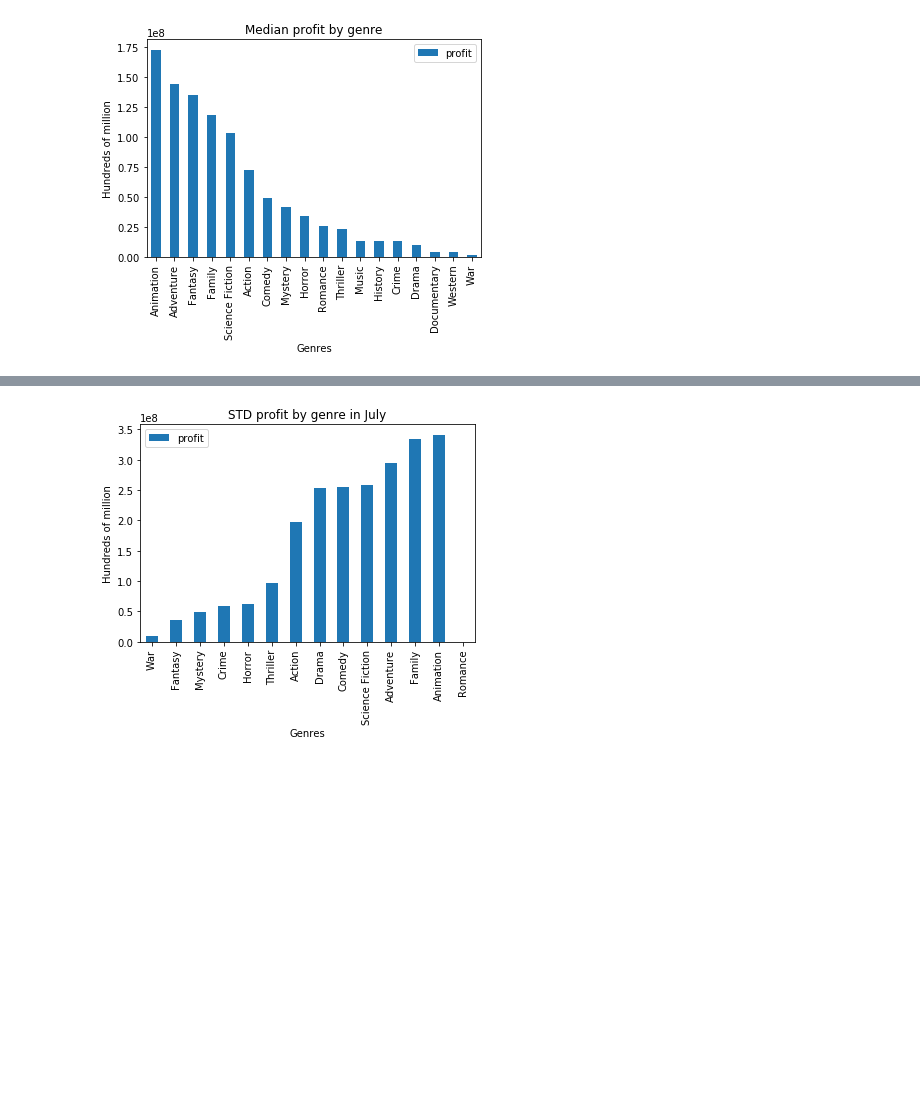
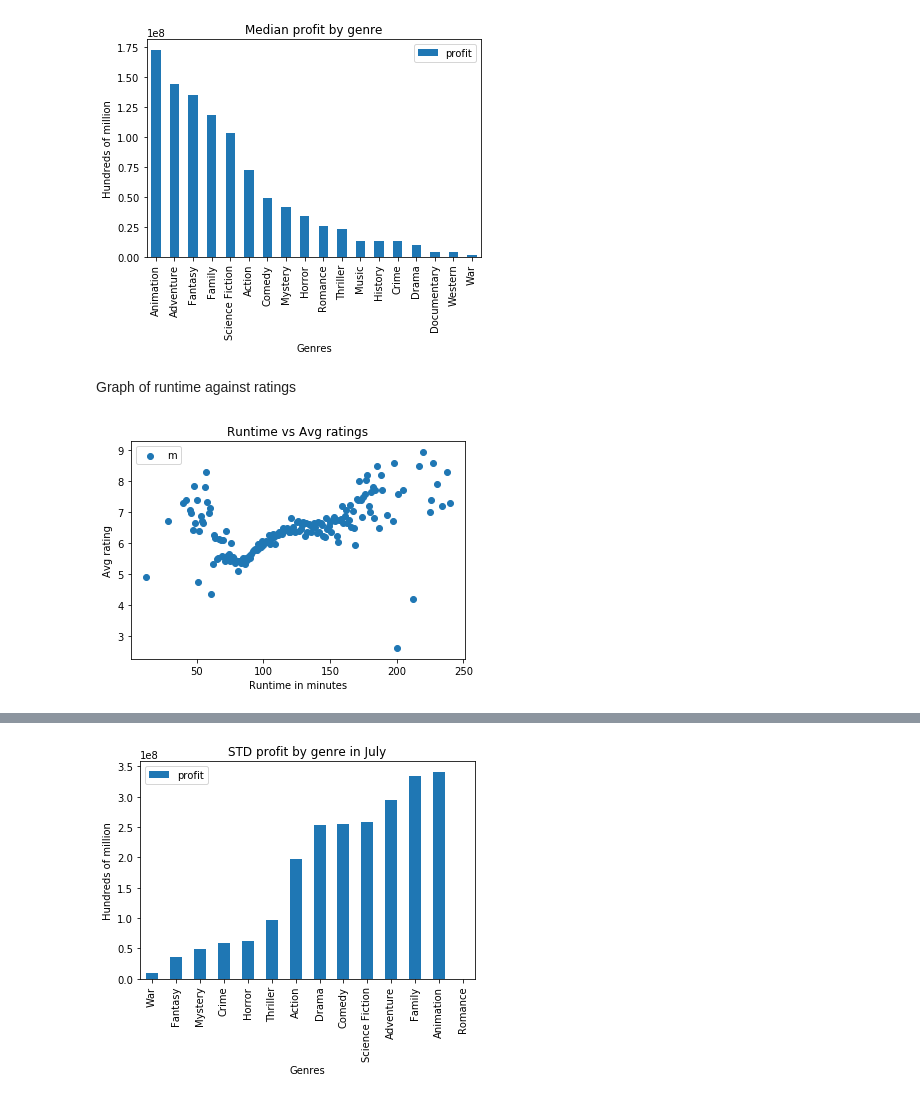
Before and after one commit to murra181/dsc-phase-1-project-online, a Jupyter notebook: student.ipynb, the cells around one changed output, grey strips where cells are left out. Saved outputs shown, nothing was run; the diff lists cells and outputs as text; code cells hidden in the pictures; blank space fills up the shorter version.

```diff
--- a/student.ipynb
+++ b/student.ipynb
@@ -232,3 +219,13 @@ plt.title('Median profit by genre')
 plt.ylabel('Hundreds of million');
 # %% [output]
 [figure]
+# %% [markdown]
+Graph of runtime against ratings
+# %%
+plt.scatter(runtime_ratings.index,runtime_ratings['averagerating']);
+plt.title('Runtime vs Avg ratings')
+plt.xlabel('Runtime in minutes')
+plt.ylabel('Avg rating')
+plt.legend('movie');
+# %% [output]
+[figure, added]
```
Also changed, not shown: parts of 90 cells of this notebook.
